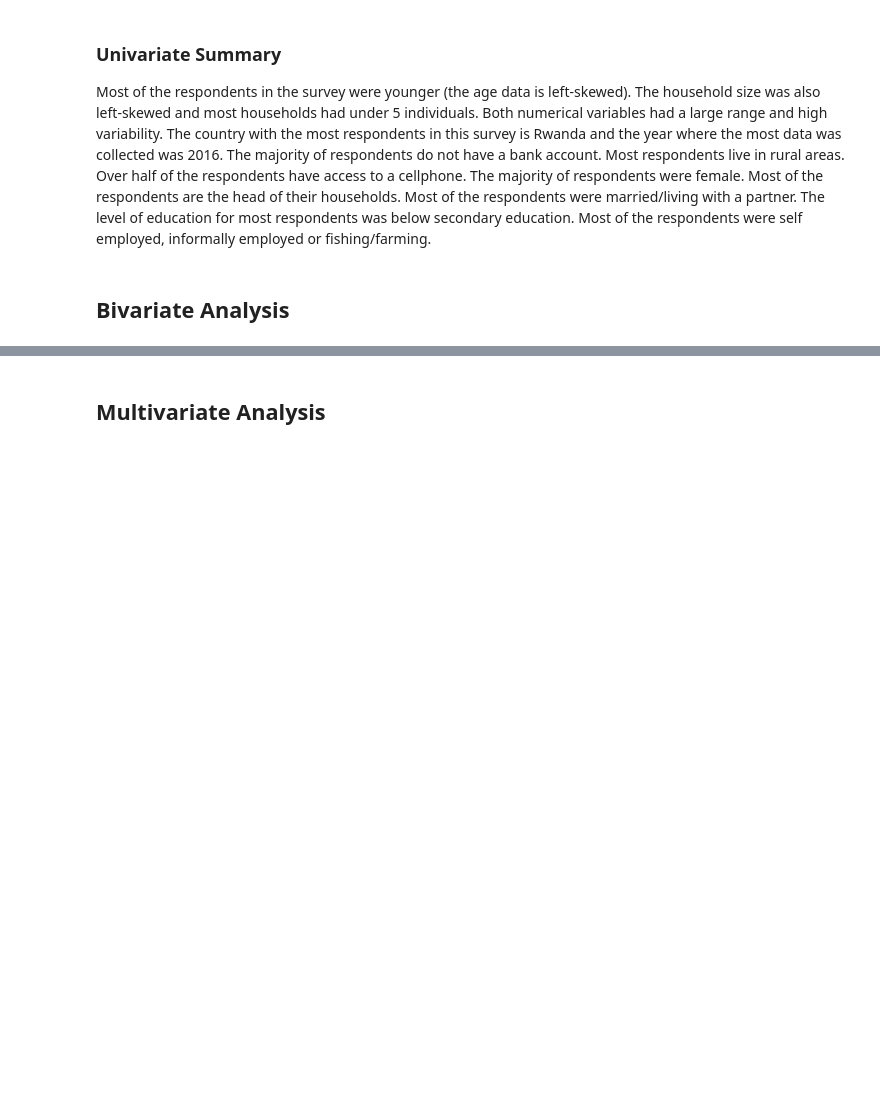
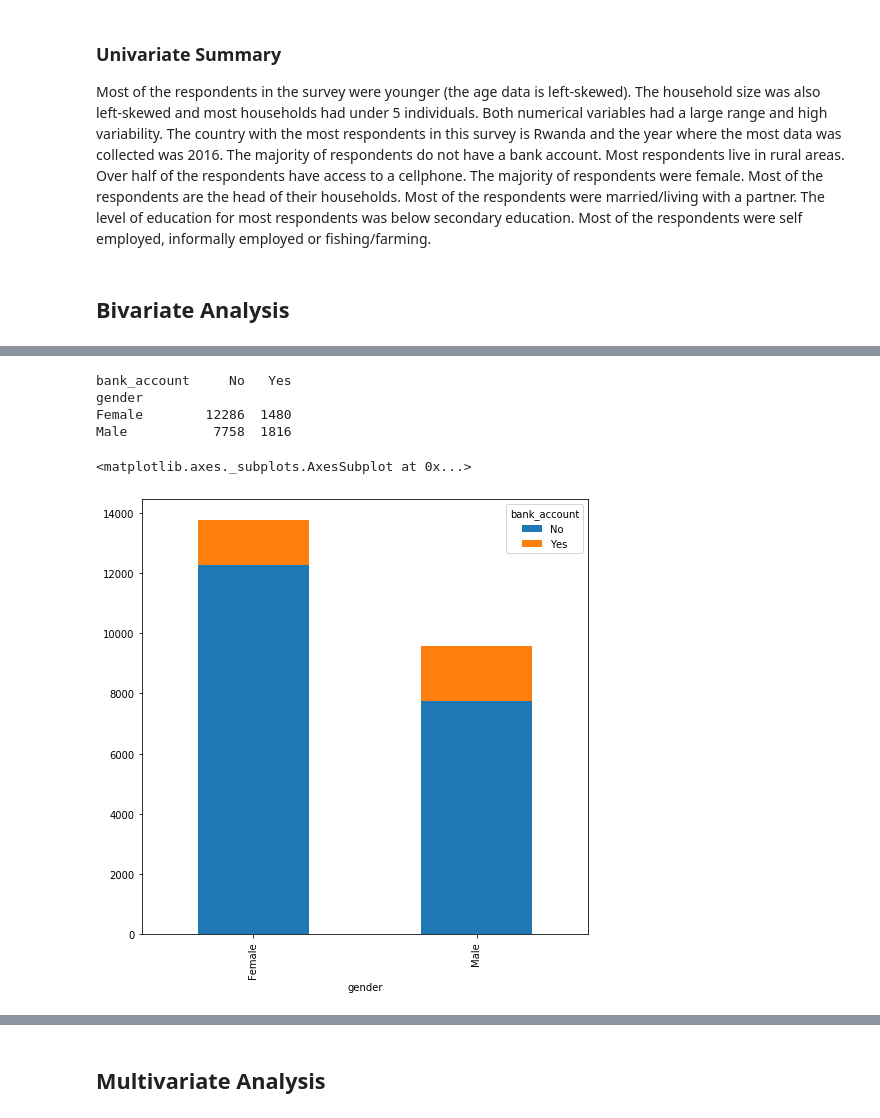
Before and after one commit to mmalinda/DS-Core, a Jupyter notebook: Moringa_Data_Science_Core_W2_Independent_Project_2019_12_MMalinda.ipynb, the cells around one changed output, grey strips where cells are left out. Drawn from its saved outputs; the diff is of its cells as text; code cells hidden in the pictures; blank space fills up the shorter version.

```diff
--- a/Moringa_Data_Science_Core_W2_Independent_Project_2019_12_MMalinda.ipynb
+++ b/Moringa_Data_Science_Core_W2_Independent_Project_2019_12_MMalinda.ipynb
@@ -321,0 +335,15 @@ clarity_color_table = pd.crosstab(index=df["year"],
+# %%
+# Finding relationship between gender and access to financial services
+df_gender_table = pd.crosstab(index=df["gender"],
+                          columns=df["bank_account"])
+print(df_gender_table)
+df_gender_table.plot(kind="bar",
+                 figsize=(8,8),
+                 stacked=True)
+# %% [output]
+bank_account     No   Yes
+gender
+Female        12286  1480
+Male           7758  1816
+<matplotlib.axes._subplots.AxesSubplot at 0x...>
+[figure, added]
```
Also changed, not shown: parts of 13 cells of this notebook.
